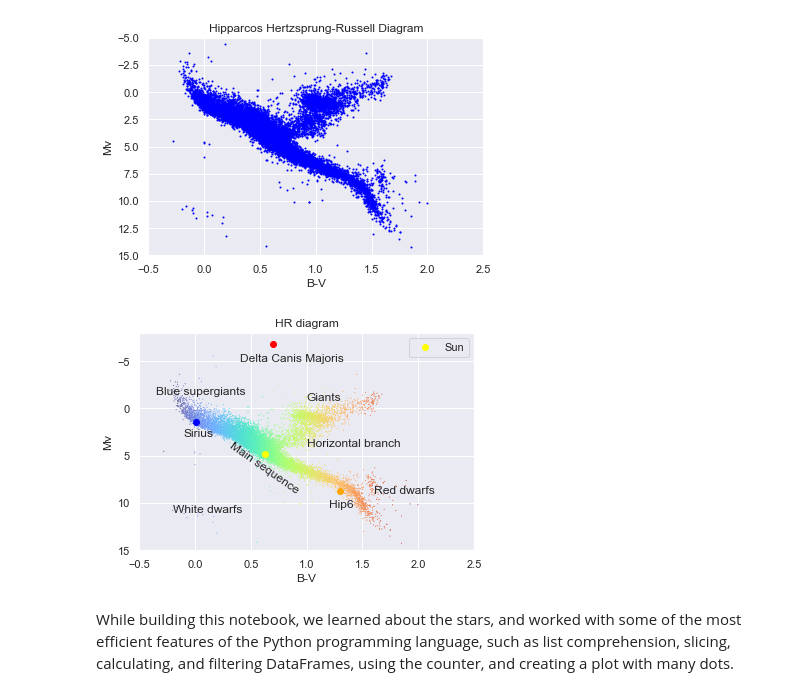
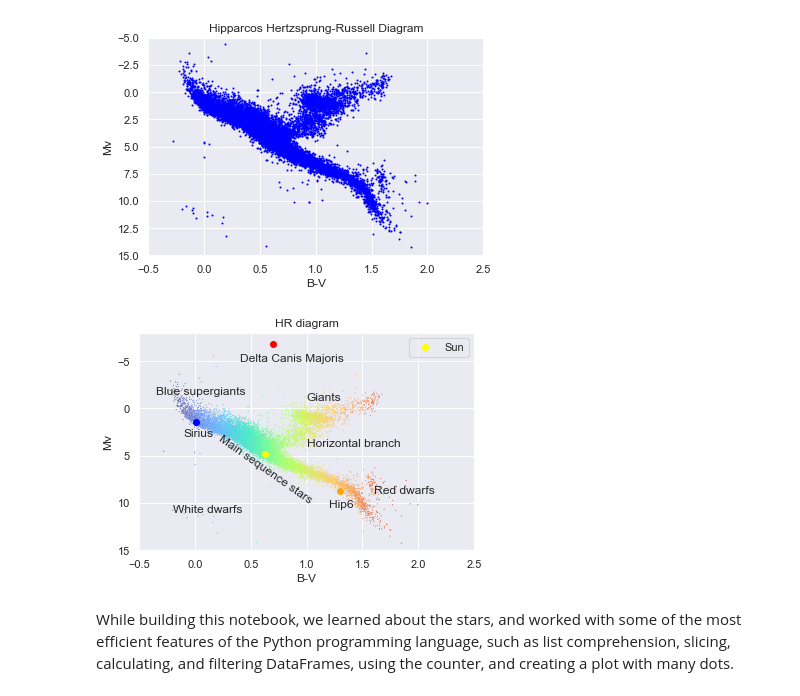
Before and after one commit to lilianasku/Hipparcos-with-Python, a Jupyter notebook: notebooks/Stars-Of-Hipparcos-Catalog.ipynb, the cells around one changed output. Saved outputs shown, nothing was run; the diff lists cells and outputs as text; code cells hidden in the pictures.

```diff
--- a/notebooks/Stars-Of-Hipparcos-Catalog.ipynb
+++ b/notebooks/Stars-Of-Hipparcos-Catalog.ipynb
@@ -319,27 +319,27 @@ HR_plot(hip_plot['B-V'], hip_plot['Mv'], -0.5, 2.5, 15,-5, 'blue')
 # %%
 #marking selected stars
 sns.scatterplot(x ='B-V', y ='Mv', data = hip_plot, hue ='B-V', size ='B-V', sizes = (1,1), palette='turbo')
 
 plt.ylim(15,-8)
 plt.xlim(-0.5,2.5)
 plt.title('HR diagram')
-plt.annotate('Main sequence', xy=(0.3,9), rotation = -35)
+plt.annotate('Main sequence stars', xy=(0.20,10), rotation = -35)
 plt.annotate('Giants', xy=(1.0,-0.8))
 plt.annotate('Horizontal branch ', xy=(1.0,4.0))
 plt.annotate('White dwarfs', xy=(-0.2,11.0))
 plt.annotate('Red dwarfs', xy=(1.6,9.0))
 plt.annotate('Blue supergiants', xy=(-0.35,-1.5))
 plt.annotate('Sirius', xy=(-0.1,3.0))
 plt.annotate('Delta Canis Majoris', xy=(0.4,-5.0))
 plt.annotate('Hip6', xy=(1.2,10.5))
 
 #Sun's position at 0.63, 4.8
 yellow_dot = plt.plot(0.63,4.8, marker='o', color='yellow', linestyle='none')
 plt.legend(yellow_dot, ['Sun'])
 blue_dot = plt.plot(0.009,1.4, marker='o', color='blue', linestyle='none')
 red_dot = plt.plot(0.7,-6.8, marker='o', color='red', linestyle='none')
 orange_dot = plt.plot(1.3,8.7, marker='o', color='orange', linestyle='none')
 # %% [output]
-[figure, old version]
+[figure, new version]
 # %% [markdown]
 While building this notebook, we learned about the stars, and worked with some of the most efficient features of the Python programming language, such as list comprehension, slicing, calculating, and filtering DataFrames, using the counter, and creating a plot with many dots.
```
Also changed, not shown: parts of 6 cells of this notebook.
